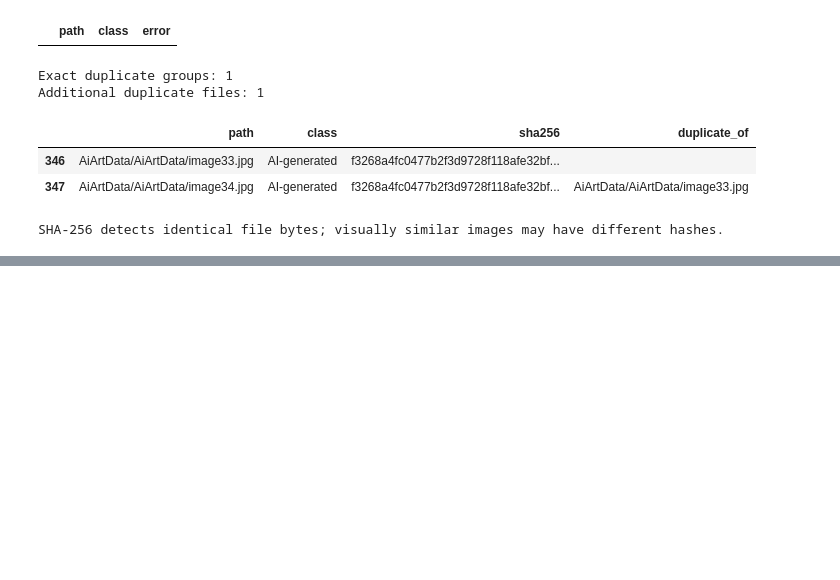
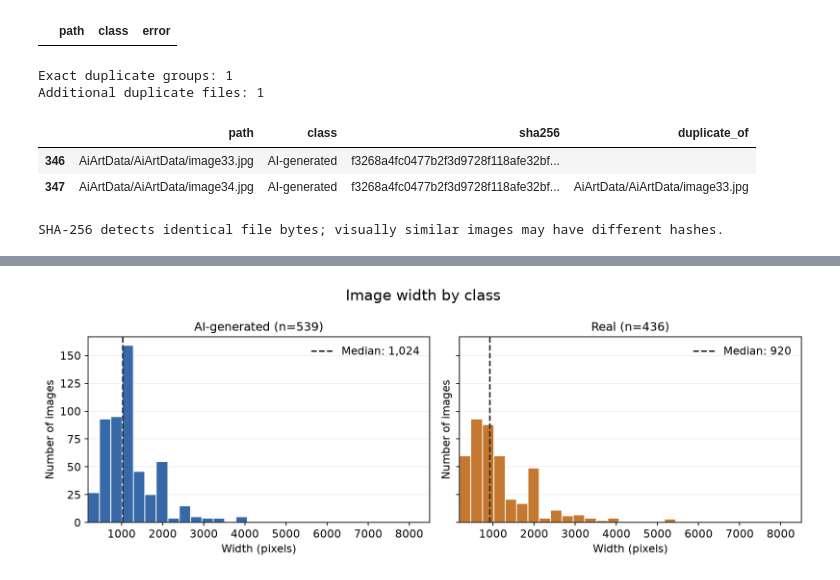
Before and after one commit to mamoon-17/VisionGuard-A2, a Jupyter notebook: l236050.ipynb, the cells around one changed output, grey strips where cells are left out. Saved outputs shown, nothing was run; the diff lists cells and outputs as text; code cells hidden in the pictures; blank space fills up the shorter version.

```diff
--- a/l236050.ipynb
+++ b/l236050.ipynb
@@ -157,0 +206,26 @@ SHA-256 detects identical file bytes; visually similar images may have different
+# %%
+def plot_class_histograms(column, title, x_label, scale=1):
+    # Both classes use identical bin edges and axis limits for comparison.
+    all_values = eda_df[column].dropna().to_numpy(dtype=float) / scale
+    bin_edges = np.histogram_bin_edges(all_values, bins=30)
+    fig, axes = plt.subplots(1, 2, figsize=(11, 4), sharex=True, sharey=True)
+    for ax, label in zip(axes, class_labels):
+        values = eda_df.loc[eda_df["class"] == label, column].dropna().to_numpy(dtype=float) / scale
+        median = np.median(values)
+        ax.hist(values, bins=bin_edges, color=colours[label], edgecolor="white")
+        ax.axvline(median, color="#222222", linestyle="--", linewidth=1.5,
+                   label=f"Median: {median:,.2f}" if scale != 1 else f"Median: {median:,.0f}")
+        ax.set_title(f"{label} (n={len(values)})")
+        ax.set_xlabel(x_label)
+        ax.set_ylabel("Number of images")
+        ax.set_xlim(bin_edges[0], bin_edges[-1])
+        ax.grid(axis="y", alpha=0.2)
+        ax.set_axisbelow(True)
+        ax.legend(frameon=False)
+    fig.suptitle(title, fontsize=15)
+    fig.tight_layout()
+    show_figure(fig)
+
+plot_class_histograms("width", "Image width by class", "Width (pixels)")
+# %% [output]
+[figure, added]
```
Also changed, not shown: parts of 8 cells of this notebook, 4 other files.
